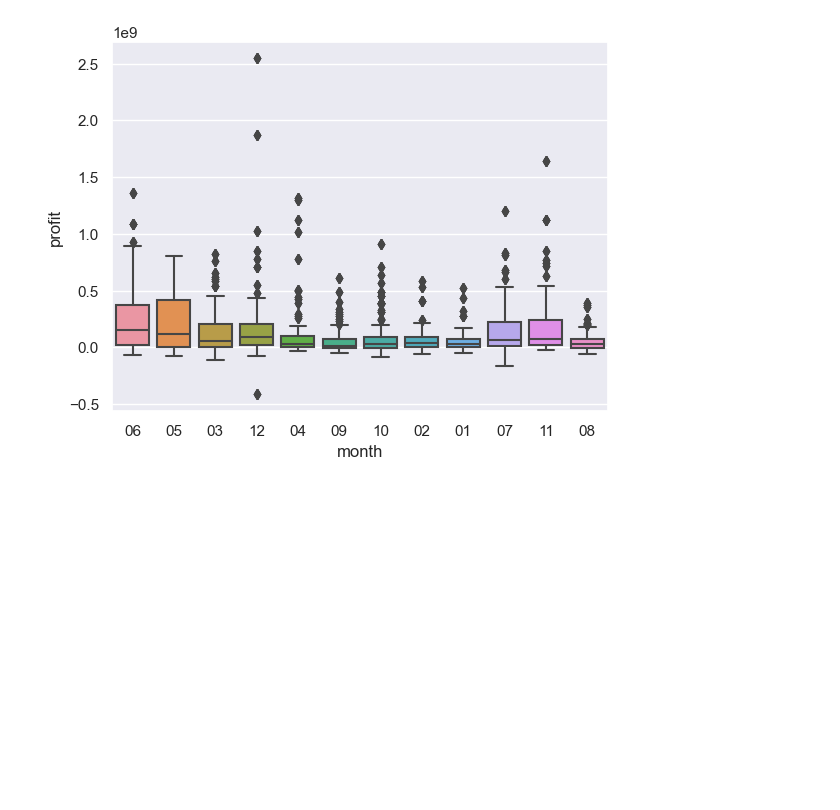
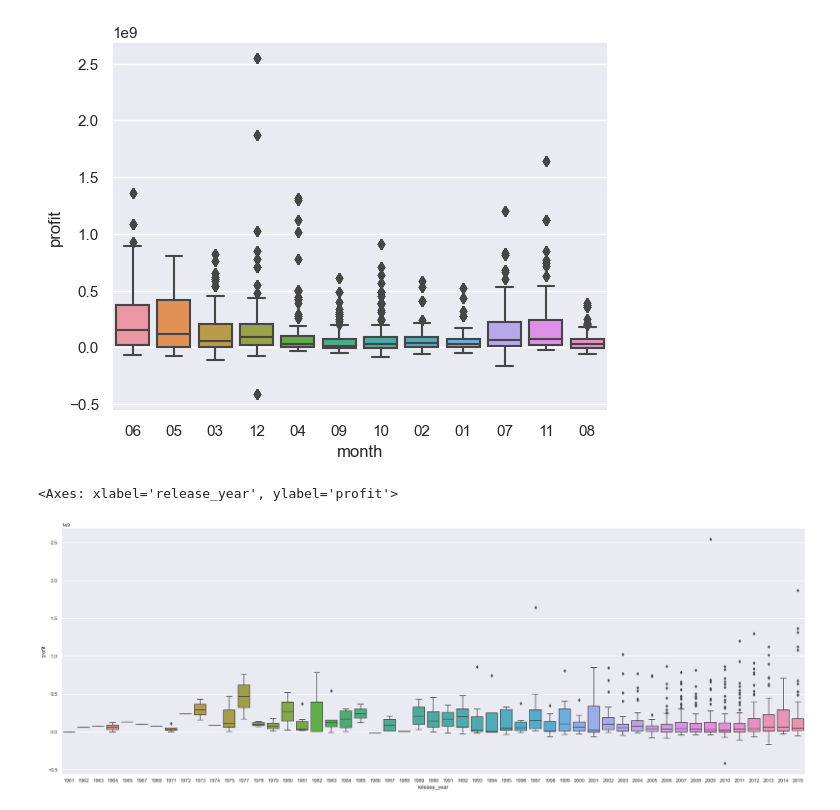
Before and after one commit to liekzhe/SC1015mini_project, a Jupyter notebook: MovieAnalysis.ipynb, the cells around one changed output. Cells and saved outputs as stored; diff of their text form; code cells hidden in the pictures; blank space fills up the shorter version.

```diff
--- a/MovieAnalysis.ipynb
+++ b/MovieAnalysis.ipynb
@@ -153,3 +155,10 @@ sb.boxplot(data=allfactors, x="month", y="profit", orient = 'v')
 # %% [output]
 <Axes: xlabel='month', ylabel='profit'>
 [figure]
+# %%
+plt.figure(figsize=(30, 10))
+
+sb.boxplot(data=movie_data, x="release_year", y="profit", orient = 'v')
+# %% [output]
+<Axes: xlabel='release_year', ylabel='profit'>
+[figure, added]
```
Also changed, not shown: parts of 8 cells of this notebook, 10 other files.
